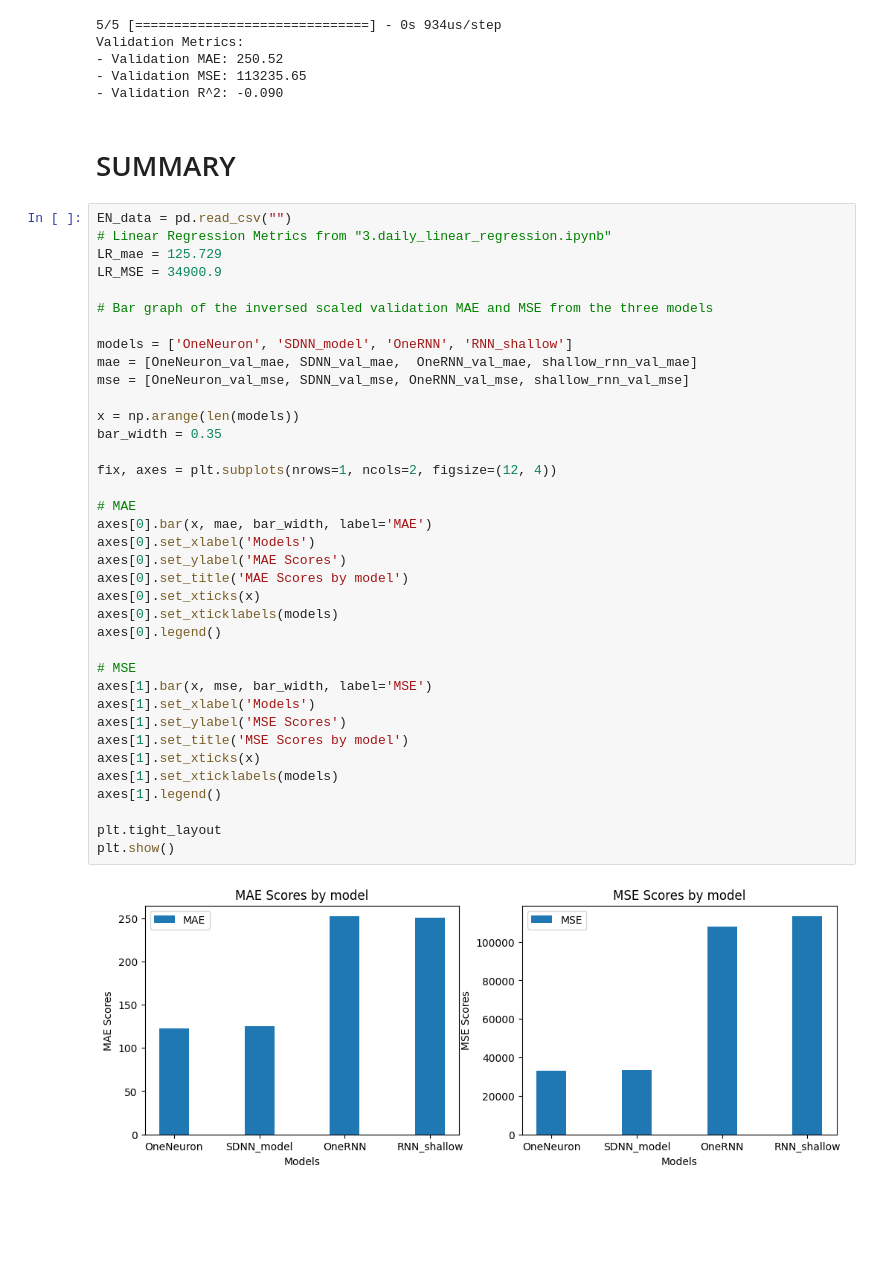
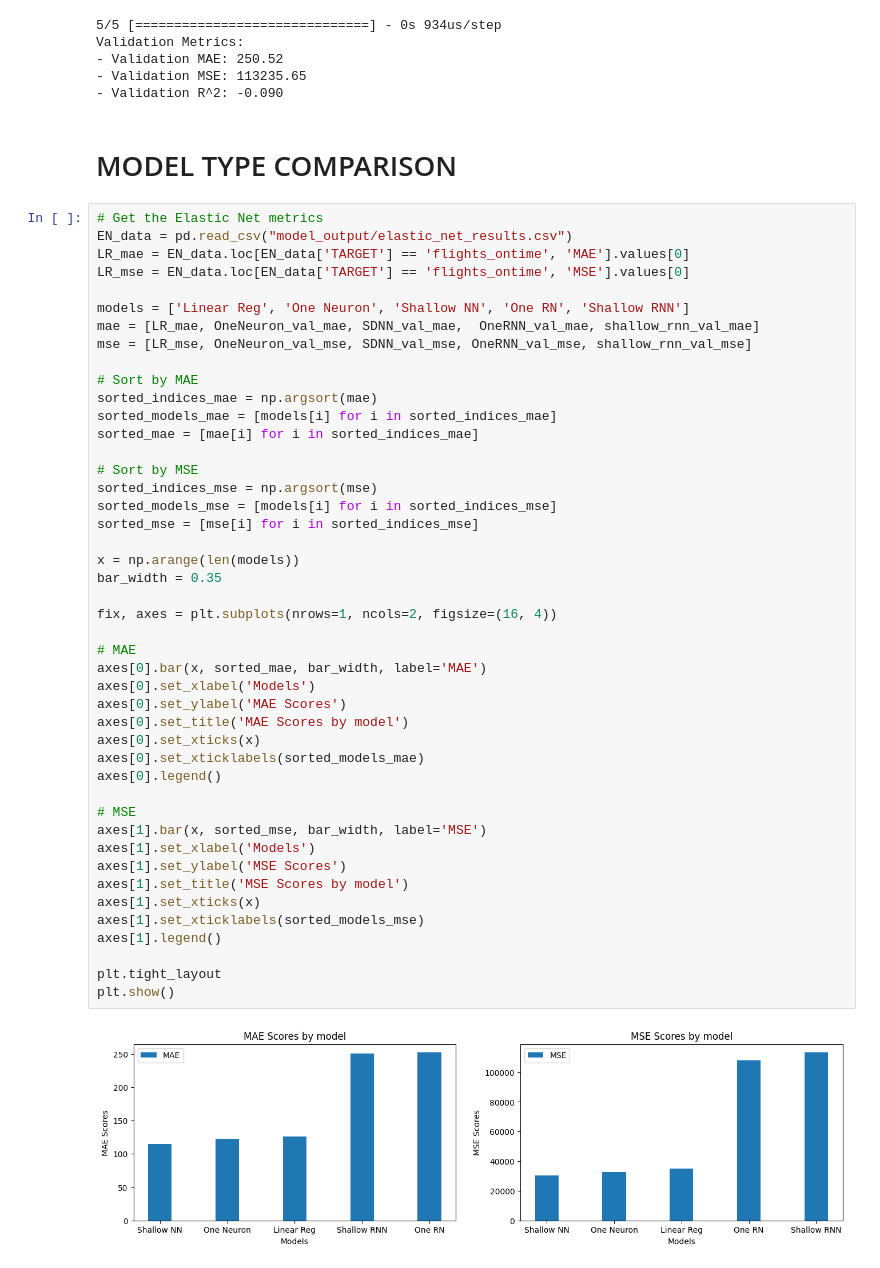
Before and after one commit to stevenhobbs/5501_Ontime_flights, a Jupyter notebook: 4.daily_rnn.ipynb, the cells around one changed output. Drawn from its saved outputs; the diff is of its cells as text; blank space fills up the shorter version.

```diff
--- a/4.daily_rnn.ipynb
+++ b/4.daily_rnn.ipynb
@@ -923,46 +924,54 @@ Validation Metrics:
 - Validation MAE: 250.52
 - Validation MSE: 113235.65
 - Validation R^2: -0.090
-# %% [markdown]
-# SUMMARY
+# %% [markdown]
+# MODEL TYPE COMPARISON
 # %%
-EN_data = pd.read_csv("")
-# Linear Regression Metrics from "3.daily_linear_regression.ipynb"
-LR_mae = 125.729
-LR_MSE = 34900.9
+# Get the Elastic Net metrics
+EN_data = pd.read_csv("model_output/elastic_net_results.csv")
+LR_mae = EN_data.loc[EN_data['TARGET'] == 'flights_ontime', 'MAE'].values[0]
+LR_mse = EN_data.loc[EN_data['TARGET'] == 'flights_ontime', 'MSE'].values[0]
 
-# Bar graph of the inversed scaled validation MAE and MSE from the three models
+models = ['Linear Reg', 'One Neuron', 'Shallow NN', 'One RN', 'Shallow RNN']
+mae = [LR_mae, OneNeuron_val_mae, SDNN_val_mae,  OneRNN_val_mae, shallow_rnn_val_mae]
+mse = [LR_mse, OneNeuron_val_mse, SDNN_val_mse, OneRNN_val_mse, shallow_rnn_val_mse]
 
-models = ['OneNeuron', 'SDNN_model', 'OneRNN', 'RNN_shallow']
-mae = [OneNeuron_val_mae, SDNN_val_mae,  OneRNN_val_mae, shallow_rnn_val_mae]
-mse = [OneNeuron_val_mse, SDNN_val_mse, OneRNN_val_mse, shallow_rnn_val_mse]
+# Sort by MAE
+sorted_indices_mae = np.argsort(mae)
+sorted_models_mae = [models[i] for i in sorted_indices_mae]
+sorted_mae = [mae[i] for i in sorted_indices_mae]
+
+# Sort by MSE
+sorted_indices_mse = np.argsort(mse)
+sorted_models_mse = [models[i] for i in sorted_indices_mse]
+sorted_mse = [mse[i] for i in sorted_indices_mse]
 
 x = np.arange(len(models))
 bar_width = 0.35
 
-fix, axes = plt.subplots(nrows=1, ncols=2, figsize=(12, 4))
+fix, axes = plt.subplots(nrows=1, ncols=2, figsize=(16, 4))
 
 # MAE
-axes[0].bar(x, mae, bar_width, label='MAE')
+axes[0].bar(x, sorted_mae, bar_width, label='MAE')
 axes[0].set_xlabel('Models')
 axes[0].set_ylabel('MAE Scores')
 axes[0].set_title('MAE Scores by model')
 axes[0].set_xticks(x)
-axes[0].set_xticklabels(models)
+axes[0].set_xticklabels(sorted_models_mae)
 axes[0].legend()
 
 # MSE
-axes[1].bar(x, mse, bar_width, label='MSE')
+axes[1].bar(x, sorted_mse, bar_width, label='MSE')
 axes[1].set_xlabel('Models')
 axes[1].set_ylabel('MSE Scores')
 axes[1].set_title('MSE Scores by model')
 axes[1].set_xticks(x)
-axes[1].set_xticklabels(models)
+axes[1].set_xticklabels(sorted_models_mse)
 axes[1].legend()
 
 plt.tight_layout
 plt.show()
 # %% [output]
-[figure, old version]
+[figure, new version]
 # %% [markdown]
 ## Next Steps
```
Also changed, not shown: parts of 9 cells of this notebook, 5 other files.
